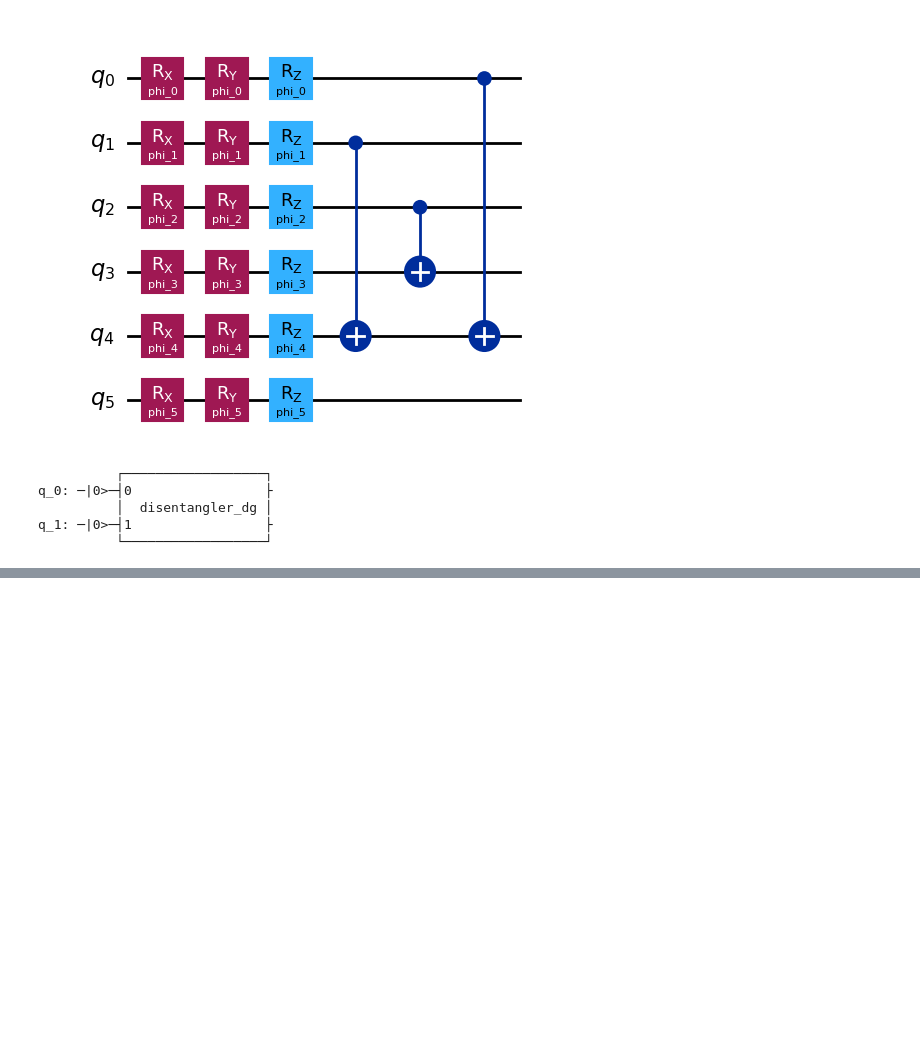
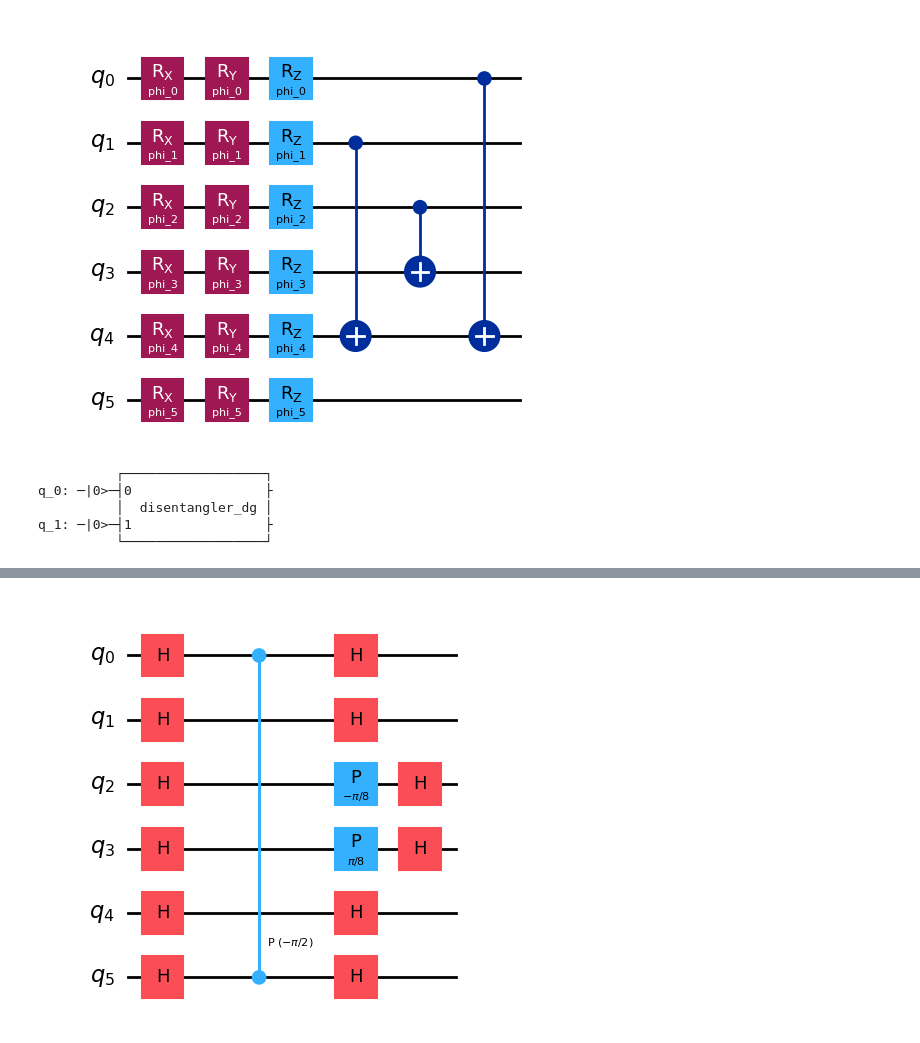
Before and after one commit to fdamore/QK, a Jupyter notebook: notebooks/validation.ipynb, the cells around one changed output, grey strips where cells are left out. Drawn from its saved outputs; the diff is of its cells as text; code cells hidden in the pictures; blank space fills up the shorter version.

```diff
--- a/notebooks/validation.ipynb
+++ b/notebooks/validation.ipynb
@@ -341,0 +364,6 @@ q_1: ─|0>─┤1                 ├
+# %%
+rip_rh = Circuits.IQPfeaturemapRH(n_wire=6, seed_=1235)
+
+rip_rh.draw('mpl')
+# %% [output]
+[figure, added]
```
Also changed, not shown: parts of 3 cells of this notebook, 1 other file.
